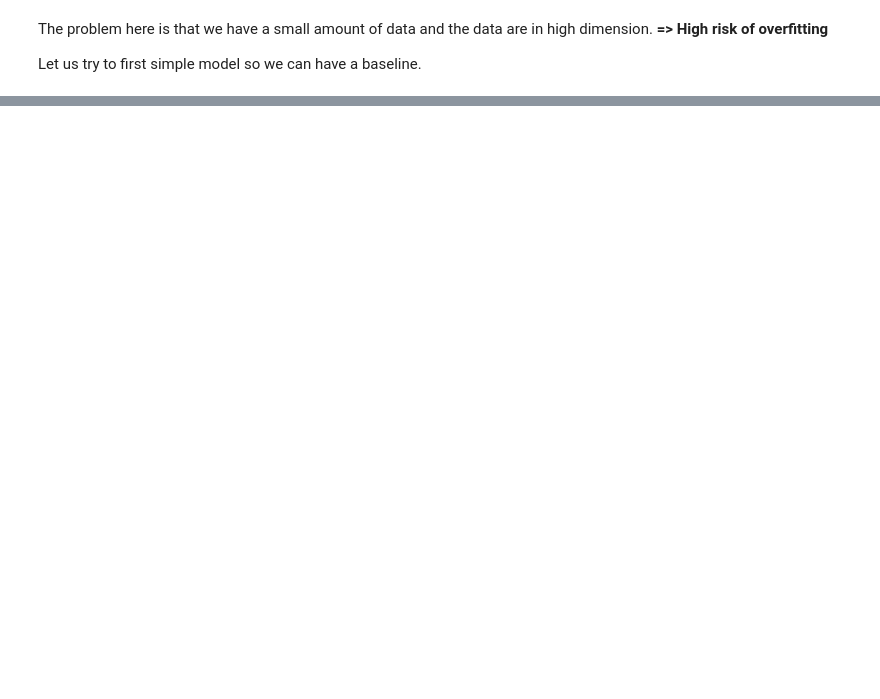
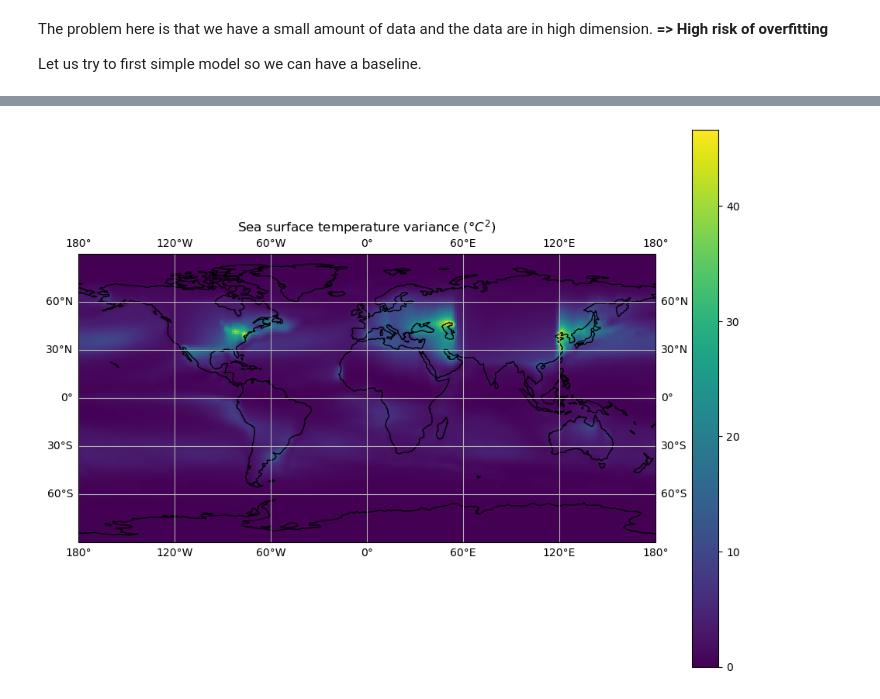
Before and after one commit to odd2022/El-Nino, a Jupyter notebook: 1_month_prediction.ipynb, the cells around one changed output, grey strips where cells are left out. Cells and saved outputs as stored; diff of their text form; code cells hidden in the pictures; blank space fills up the shorter version.

```diff
--- a/1_month_prediction.ipynb
+++ b/1_month_prediction.ipynb
@@ -116,0 +167,17 @@ Accuracy for test data: 0.860
+# %%
+# answer cell
+# Get grid-point area coefficients
+coef = np.cos(np.deg2rad(sst['lat']))
+
+# Scale height by coefficient
+sst_scaled = sst_dev * coef
+
+# Plot scaled variance with costlines and gridlines
+fig = plt.figure(figsize=[12, 9])
+ax = plt.subplot(projection=ccrs.PlateCarree())
+p = sst_scaled.var('time').plot(ax=ax)
+ax.coastlines()
+ax.gridlines(draw_labels=True)
+_ = ax.set_title(r'Sea surface temperature variance (°$C^2$)')
+# %% [output]
+[figure, added]
```
Also changed, not shown: parts of 24 cells of this notebook, 1 other file.
